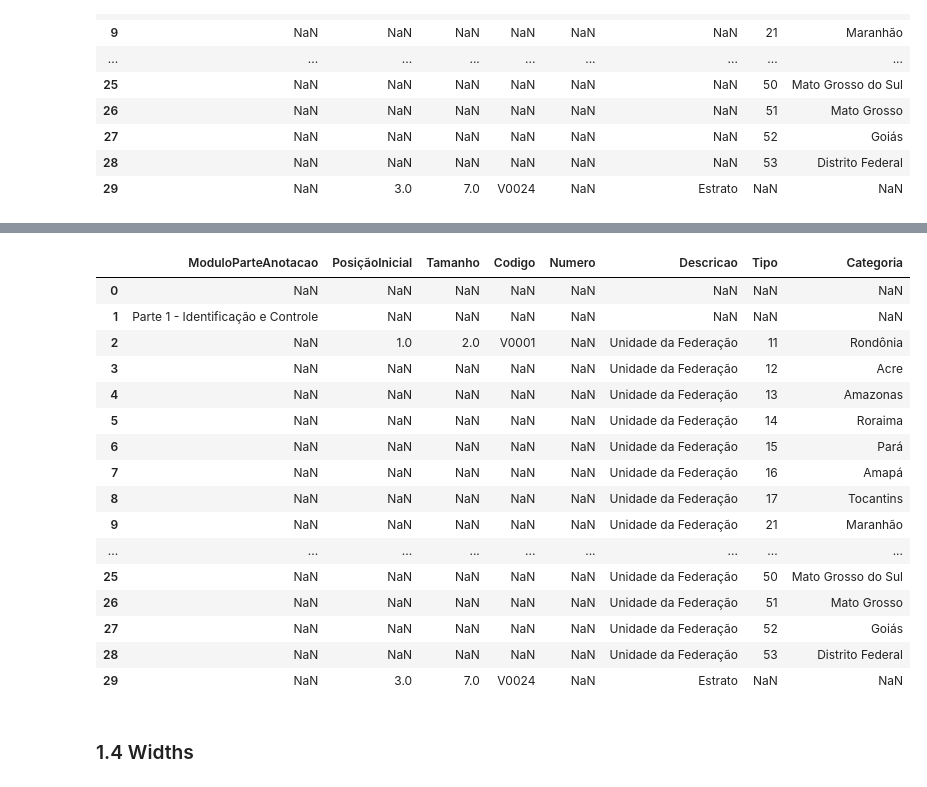
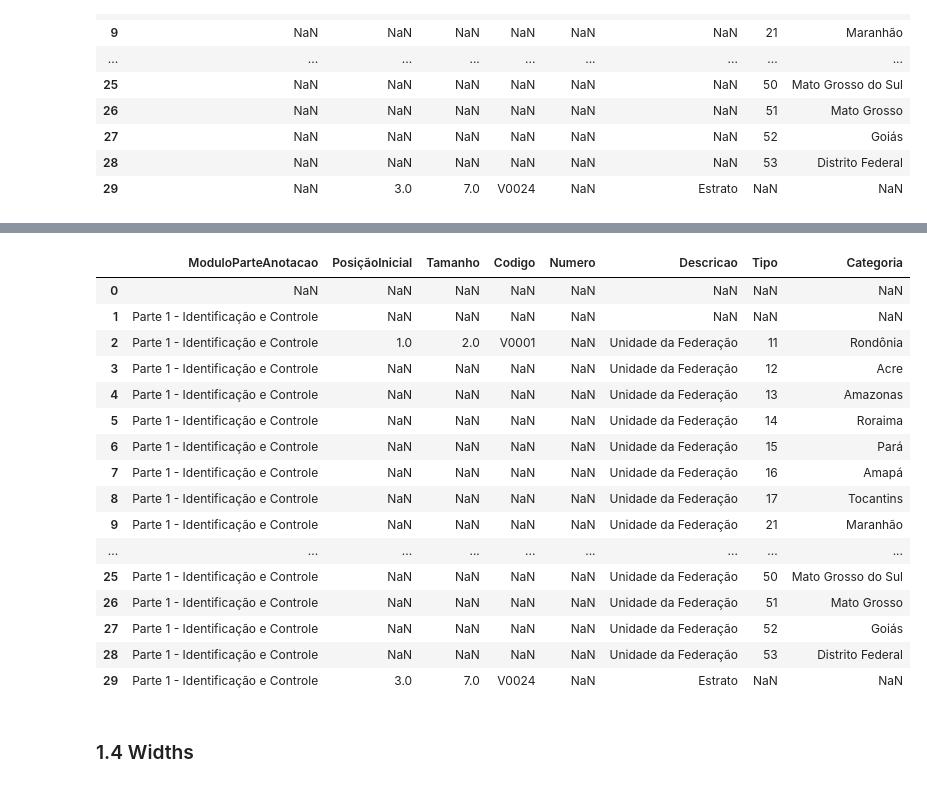
Before and after one commit to feed0/depressao-ibge-pns, a Jupyter notebook: src/pns.ipynb, the cells around one changed output, grey strips where cells are left out. Drawn from its saved outputs; the diff is of its cells as text; code cells hidden in the pictures.

Commit message:
fixed: removed nullify ModuloPlogic

```diff
--- a/src/pns.ipynb
+++ b/src/pns.ipynb
@@ -37,7 +37,7 @@ import numpy as np
 # %% [markdown]
 ### 1.2 File paths
 # %%
-pns_data_path = "../data/pns-2019.txt"
-dictionary_path = "../data/pns-dictionary-clean.xlsx"
+pns_data_path = "../data/pns-original/pns-2019.txt"
+dictionary_path = "../data/pns-original/pns-dictionary-clean.xlsx"
 # %% [markdown]
 ### 1.3 Dictionay
@@ -66,0 +69,10 @@ dictionary.head(30)
+# %%
+# Remove escape sequences
+dictionary['Descricao'] = dictionary['Descricao'].str.replace(r"\\n", "", regex=True).str.strip()
+
+# Fill NaN values in the 'Descricao' column
+# These values came from merged columns in the Excel file
+dictionary['Descricao'] = dictionary['Descricao'].fillna(method='ffill')
+
+# Fill NaN values in the 'ModuloParteAnotacao' column
+dictionary['ModuloParteAnotacao'] = dictionary['ModuloParteAnotacao'].fillna(method='ffill')
@@ -67,34 +103,27 @@ dictionary.head(30)
 # %%
-# Remove escape sequences and fill NaN values
-dictionary['Descricao'] = dictionary['Descricao'].str.replace(r"\\n", "", regex=True).str.strip()
-dictionary['Descricao'] = dictionary['Descricao'].fillna(method='ffill')
-
-# Nullify all the attributes from the dictionary where ModuloParteAnotacao is not null except for ModuloParteAnotacao
-dictionary.loc[dictionary['ModuloParteAnotacao'].notnull(), dictionary.columns != 'ModuloParteAnotacao'] = np.nan
-
-# Save the improved dictionary as a CSV file
-dictionary.to_csv("../data/dictionary.csv", index=False)
+# Uncomment to save the improved dictionary as a CSV file
+dictionary.to_csv("../data/pns-dictionary.csv", index=False)
 
 # Display the first few rows to confirm changes
 dictionary.head(30)
 # %% [output]
 |  | ModuloParteAnotacao | PosiçãoInicial | Tamanho | Codigo | Numero | Descricao | Tipo | Categoria |
 | 0 | NaN | NaN | NaN | NaN | NaN | NaN | NaN | NaN |
 | 1 | Parte 1 - Identificação e Controle | NaN | NaN | NaN | NaN | NaN | NaN | NaN |
-| 2 | NaN | 1.0 | 2.0 | V0001 | NaN | Unidade da Federação | 11 | Rondônia |
-| 3 | NaN | NaN | NaN | NaN | NaN | Unidade da Federação | 12 | Acre |
-| 4 | NaN | NaN | NaN | NaN | NaN | Unidade da Federação | 13 | Amazonas |
-| 5 | NaN | NaN | NaN | NaN | NaN | Unidade da Federação | 14 | Roraima |
-| 6 | NaN | NaN | NaN | NaN | NaN | Unidade da Federação | 15 | Pará |
-| 7 | NaN | NaN | NaN | NaN | NaN | Unidade da Federação | 16 | Amapá |
-| 8 | NaN | NaN | NaN | NaN | NaN | Unidade da Federação | 17 | Tocantins |
-| 9 | NaN | NaN | NaN | NaN | NaN | Unidade da Federação | 21 | Maranhão |
+| 2 | Parte 1 - Identificação e Controle | 1.0 | 2.0 | V0001 | NaN | Unidade da Federação | 11 | Rondônia |
+| 3 | Parte 1 - Identificação e Controle | NaN | NaN | NaN | NaN | Unidade da Federação | 12 | Acre |
+| 4 | Parte 1 - Identificação e Controle | NaN | NaN | NaN | NaN | Unidade da Federação | 13 | Amazonas |
+| 5 | Parte 1 - Identificação e Controle | NaN | NaN | NaN | NaN | Unidade da Federação | 14 | Roraima |
+| 6 | Parte 1 - Identificação e Controle | NaN | NaN | NaN | NaN | Unidade da Federação | 15 | Pará |
+| 7 | Parte 1 - Identificação e Controle | NaN | NaN | NaN | NaN | Unidade da Federação | 16 | Amapá |
+| 8 | Parte 1 - Identificação e Controle | NaN | NaN | NaN | NaN | Unidade da Federação | 17 | Tocantins |
+| 9 | Parte 1 - Identificação e Controle | NaN | NaN | NaN | NaN | Unidade da Federação | 21 | Maranhão |
 | ... | ... | ... | ... | ... | ... | ... | ... | ... |
-| 25 | NaN | NaN | NaN | NaN | NaN | Unidade da Federação | 50 | Mato Grosso do Sul |
-| 26 | NaN | NaN | NaN | NaN | NaN | Unidade da Federação | 51 | Mato Grosso |
-| 27 | NaN | NaN | NaN | NaN | NaN | Unidade da Federação | 52 | Goiás |
-| 28 | NaN | NaN | NaN | NaN | NaN | Unidade da Federação | 53 | Distrito Federal |
-| 29 | NaN | 3.0 | 7.0 | V0024 | NaN | Estrato | NaN | NaN |
+| 25 | Parte 1 - Identificação e Controle | NaN | NaN | NaN | NaN | Unidade da Federação | 50 | Mato Grosso do Sul |
+| 26 | Parte 1 - Identificação e Controle | NaN | NaN | NaN | NaN | Unidade da Federação | 51 | Mato Grosso |
+| 27 | Parte 1 - Identificação e Controle | NaN | NaN | NaN | NaN | Unidade da Federação | 52 | Goiás |
+| 28 | Parte 1 - Identificação e Controle | NaN | NaN | NaN | NaN | Unidade da Federação | 53 | Distrito Federal |
+| 29 | Parte 1 - Identificação e Controle | 3.0 | 7.0 | V0024 | NaN | Estrato | NaN | NaN |
 # %% [markdown]
 ### 1.4 Widths
 # %%
```
Also changed, not shown: parts of 17 cells of this notebook, 6 other files.
